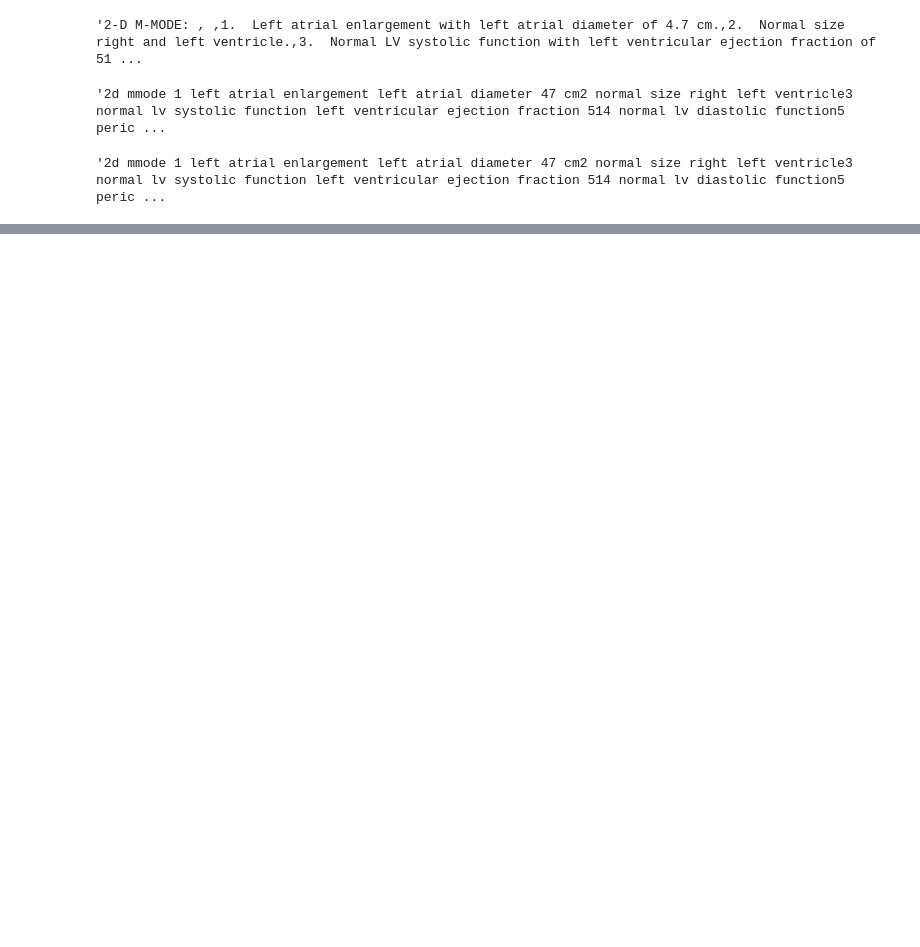
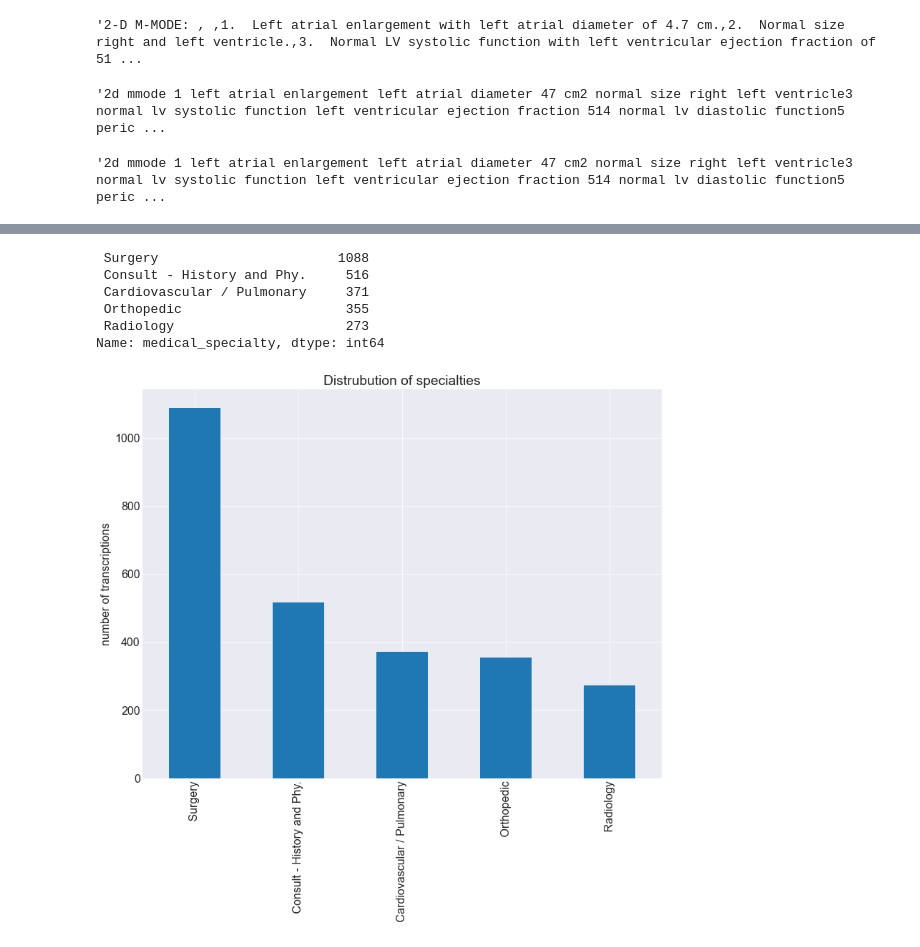
Before and after one commit to cindyvillanuevads/project_medical_text, a Jupyter notebook: initial_notebook.ipynb, the cells around one changed output, grey strips where cells are left out. Cells and saved outputs as stored; diff of their text form; code cells hidden in the pictures; blank space fills up the shorter version.

```diff
--- a/initial_notebook.ipynb
+++ b/initial_notebook.ipynb
@@ -230,0 +239,7 @@ clean_df.lemmatized[0]
+# %%
+# read csv file
+df = pd.read_csv('mtsamples.csv',  index_col=[0])
+# %%
+
+#prepare data
+clean_df = pre.prepare_mf(df )
@@ -230,0 +255,22 @@ clean_df.lemmatized[0]
+# %%
+clean_df.medical_specialty.value_counts()
+# %% [output]
+ Surgery                       1088
+ Consult - History and Phy.     516
+ Cardiovascular / Pulmonary     371
+ Orthopedic                     355
+ Radiology                      273
+Name: medical_specialty, dtype: int64
+# %%
+import matplotlib as mpl
+
+plt.rc('figure', figsize=(13, 10))
+plt.rc('font', size=16)
+plt.style.use('seaborn-darkgrid')
+# %%
+clean_df.medical_specialty.value_counts().plot.bar()
+plt.title('Distrubution of specialties')
+plt.ylabel('number of transcriptions')
+plt.show()
+# %% [output]
+[figure, added]
```
Also changed, not shown: parts of 4 cells of this notebook.
